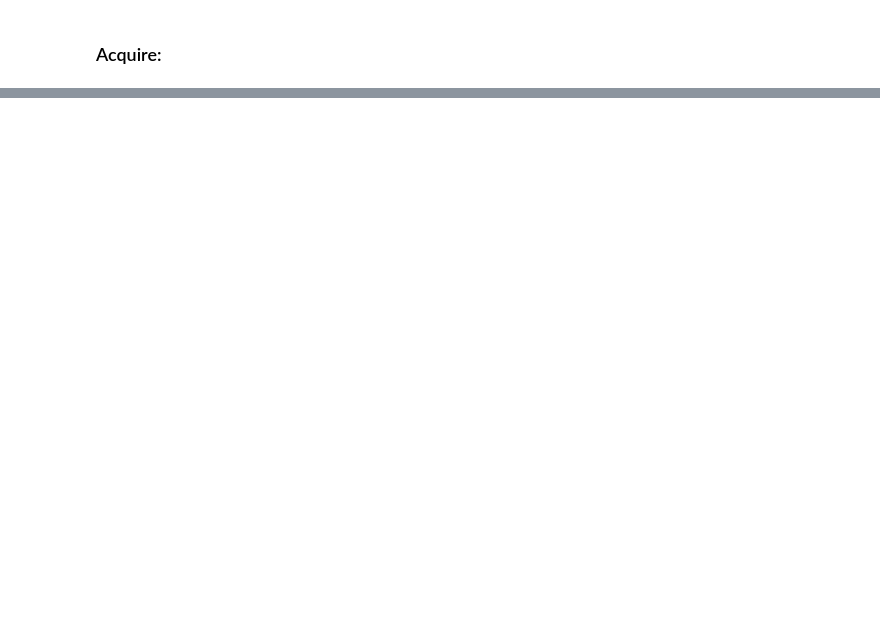
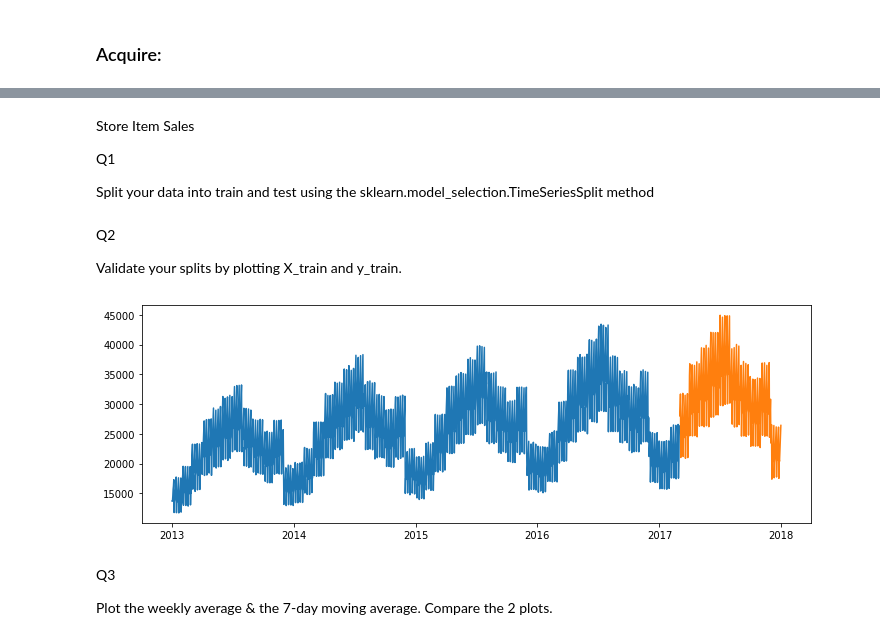
Before and after one commit to Tim-Sotirhos/ds-methodologies-exercises, a Jupyter notebook: time_series/Explore.ipynb, the cells around one changed output, grey strips where cells are left out. Saved outputs shown, nothing was run; the diff lists cells and outputs as text; code cells hidden in the pictures; blank space fills up the shorter version.

```diff
--- a/time_series/Explore.ipynb
+++ b/time_series/Explore.ipynb
@@ -49,0 +98,3 @@ df = prepare_2.prep_store_data(df)
+# %%
+target_vars = ['sale_amount', 'sales_total']
+df = df.resample('D')[target_vars].sum()
@@ -49,0 +111,37 @@ df = prepare_2.prep_store_data(df)
+# %% [markdown]
+Store Item Sales
+
+Q1
+
+Split your data into train and test using the sklearn.model_selection.TimeSeriesSplit method
+# %%
+# reset index to be row number
+df2 = df.reset_index()
+
+# create X and y
+X = df2.sale_date
+y = df2.sale_amount
+
+# create object, with 5 splits
+tss = TimeSeriesSplit(n_splits=5, max_train_size=None)
+
+# fit (get index values)
+# transform into X_train, X_test, y_train, y_test
+for train_index, test_index in tss.split(X):
+    X_train, X_test = X[train_index], X[test_index]
+    y_train, y_test = y[train_index], y[test_index]
+# %% [markdown]
+Q2
+
+Validate your splits by plotting X_train and y_train.
+# %%
+plt.figure(figsize = (12,4))
+plt.plot(X_train, y_train)
+plt.plot(X_test, y_test)
+plt.show()
+# %% [output]
+[figure, added]
+# %% [markdown]
+Q3
+
+Plot the weekly average & the 7-day moving average. Compare the 2 plots.
```
Also changed, not shown: parts of 27 cells of this notebook, 1 other file.
